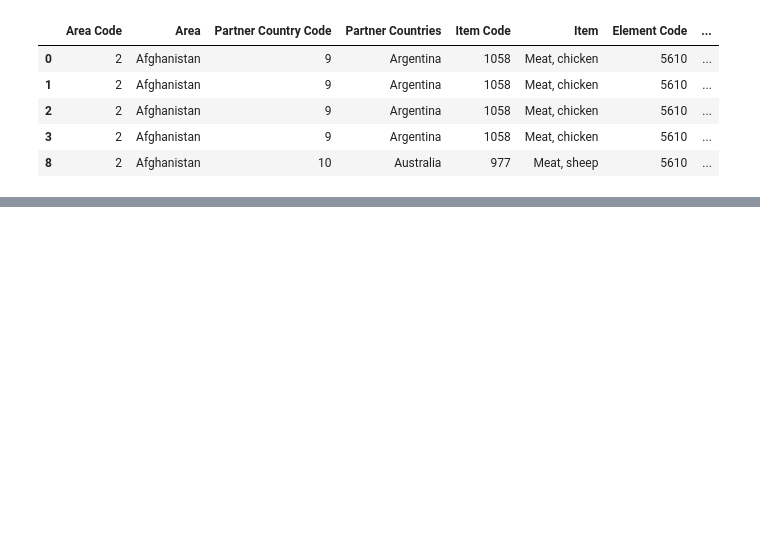
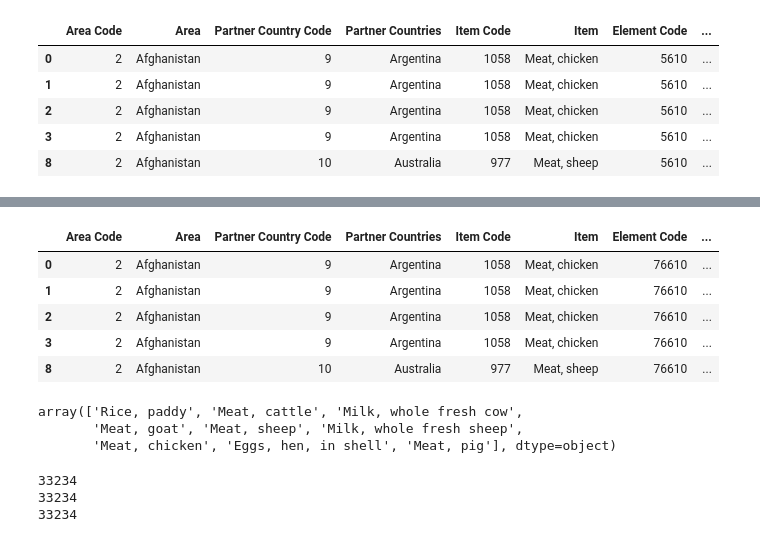
Before and after one commit to Rodrixx05/fao-project, a Jupyter notebook: notebook_fao_analysis.ipynb, the cells around one changed output, grey strips where cells are left out. Drawn from its saved outputs; the diff is of its cells as text; code cells hidden in the pictures; blank space fills up the shorter version.

```diff
--- a/notebook_fao_analysis.ipynb
+++ b/notebook_fao_analysis.ipynb
@@ -2056,8 +2093,11 @@ df_importaciones.head()
 def emisiones_por_produccion(serie):
     idx_intensidad_emisiones = df_intensidad_emisiones[(df_intensidad_emisiones['Area Code'] == serie['Partner Country Code']) & (df_intensidad_emisiones['Item Code'] == serie['Item Code']) & (df_intensidad_emisiones['Year'] == serie['Year'])].index
     if len(idx_intensidad_emisiones) == 0:
-        df_media_intensidad_emisiones = df_intensidad_emisiones.groupby(['Item Code', 'Year']).get_group((serie['Item Code'], serie['Year']))
-        media_intensidad_emisiones = df_media_intensidad_emisiones['Value'].mean()
+        serie_media = df_intensidad_emisiones.groupby(['Item Code', 'Year']).get_group((serie['Item Code'], serie['Year']))['Value']
+        cuantil_bajo = serie_media.quantile(0.05)
+        cuantil_alto = serie_media.quantile(0.95)
+        serie_media = serie_media[(serie_media > cuantil_bajo) & (serie_media < cuantil_alto)]
+        media_intensidad_emisiones = serie_media.mean()
         serie.loc['Value'] = serie.loc['Value'] * media_intensidad_emisiones
     else:
         serie.loc['Value'] = serie.loc['Value'] * df_intensidad_emisiones.loc[idx_intensidad_emisiones, 'Value'].item()
@@ -2085,0 +2110,23 @@ df_emisiones_importaciones
+# %%
+df_emisiones_importaciones.head()
+# %% [output]
+|  | Area Code | Area | Partner Country Code | Partner Countries | Item Code | Item | Element Code | ... |
+| 0 | 2 | Afghanistan | 9 | Argentina | 1058 | Meat, chicken | 76610 | ... |
+| 1 | 2 | Afghanistan | 9 | Argentina | 1058 | Meat, chicken | 76610 | ... |
+| 2 | 2 | Afghanistan | 9 | Argentina | 1058 | Meat, chicken | 76610 | ... |
+| 3 | 2 | Afghanistan | 9 | Argentina | 1058 | Meat, chicken | 76610 | ... |
+| 8 | 2 | Afghanistan | 10 | Australia | 977 | Meat, sheep | 76610 | ... |
+# %%
+df_intensidad_emisiones['Item'].unique()
+# %% [output]
+array(['Rice, paddy', 'Meat, cattle', 'Milk, whole fresh cow',
+       'Meat, goat', 'Meat, sheep', 'Milk, whole fresh sheep',
+       'Meat, chicken', 'Eggs, hen, in shell', 'Meat, pig'], dtype=object)
+# %%
+print(len(df_emisiones_importaciones))
+print(len(df_final_co2_transporte[df_final_co2_transporte['Element Code'] == 75610]))
+print(len(trade_df_format[trade_df_format['Element Code'] == 5610]))
+# %% [output]
+33234
+33234
+33234
```
Also changed, not shown: parts of 22 cells of this notebook.
